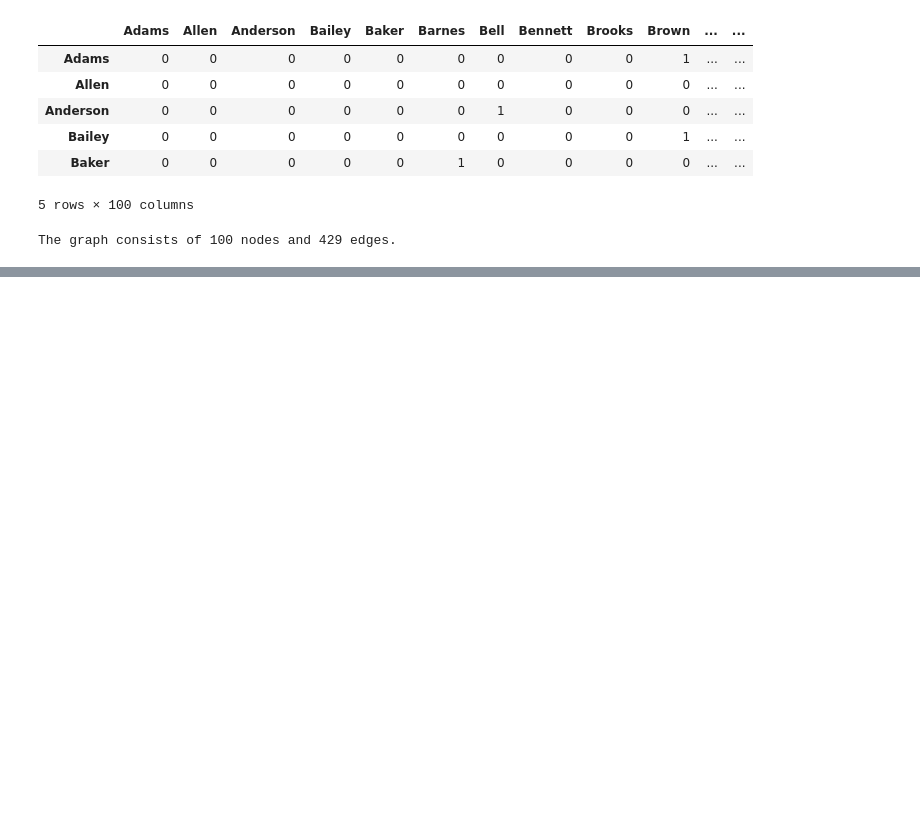
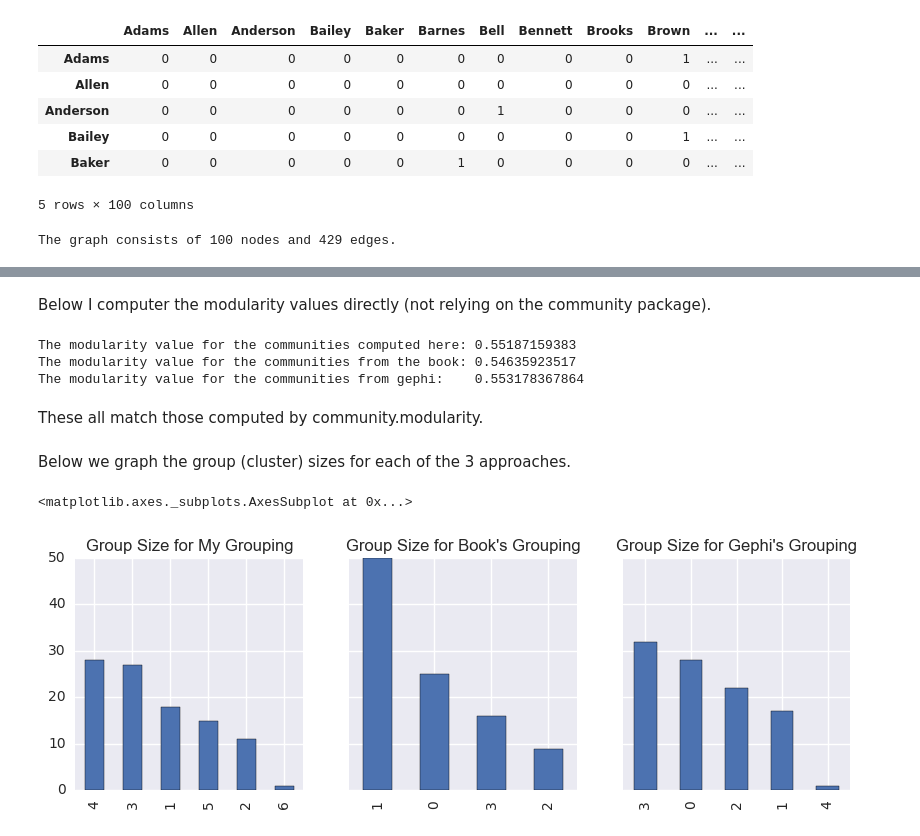
Before and after one commit to slstarnes/data-smart-sans-excel, a Jupyter notebook: Data Smart Sans Excel - Ch. 5.ipynb, the cells around one changed output, grey strips where cells are left out. Drawn from its saved outputs; the diff is of its cells as text; code cells hidden in the pictures; blank space fills up the shorter version.

```diff
--- a/Data Smart Sans Excel - Ch. 5.ipynb
+++ b/Data Smart Sans Excel - Ch. 5.ipynb
@@ -131,0 +273,5 @@ nx.draw(G,with_labels=True,node_color=node_color,font_weight='bold',
+# %%
+print('The modularity value for the communities computed here:',community.modularity(partition,G))
+books_cluster_df = pd.read_excel(WineNetwork, 'Communities', index_col=0,parse_cols='A:D')
+books_partition = books_cluster_df['Community'].to_dict()
+print('The modularity value for the communities from the book:',community.modularity(books_partition,G))
@@ -131,0 +283,4 @@ nx.draw(G,with_labels=True,node_color=node_color,font_weight='bold',
+# %%
+gephi_output_df = pd.read_csv('gephi_out.csv',index_col=0)
+gephi_partition = gephi_output_df['modularity_class'].to_dict()
+print('The modularity value for the communities from gephi:',community.modularity(gephi_partition,G))
@@ -131,0 +291,2 @@ nx.draw(G,with_labels=True,node_color=node_color,font_weight='bold',
+# %% [markdown]
+Below I computer the modularity values directly (not relying on the community package).
@@ -131,0 +296,39 @@ nx.draw(G,with_labels=True,node_color=node_color,font_weight='bold',
+# %%
+scoring_matrix = np.zeros((100,100))
+for i in range(100):
+    scoring_matrix[i,:] = np.where(partition_df['Group'].sort_index().values
+                                   ==partition_df['Group'].sort_index().iloc[i],1,0)
+modularity = np.multiply(scores.values,scoring_matrix).sum(axis=1).sum() / cos_sim_matrix_df.values.sum()
+
+for i in range(100):
+    scoring_matrix[i,:] = np.where(books_cluster_df['Community'].sort_index().values
+                                   ==books_cluster_df['Community'].sort_index().iloc[i],1,0)
+modularity_book = np.multiply(scores.values,scoring_matrix).sum(axis=1).sum() / cos_sim_matrix_df.values.sum()
+
+for i in range(100):
+    scoring_matrix[i,:] = np.where(gephi_output_df['modularity_class'].sort_index().values
+                                   ==gephi_output_df['modularity_class'].sort_index().iloc[i],1,0)
+modularity_gephi = np.multiply(scores.values,scoring_matrix).sum(axis=1).sum() / cos_sim_matrix_df.values.sum()
+print('The modularity value for the communities computed here:',modularity)
+print('The modularity value for the communities from the book:',modularity_book)
+print('The modularity value for the communities from gephi:   ',modularity_gephi)
+# %% [output]
+The modularity value for the communities computed here: 0.55187159383
+The modularity value for the communities from the book: 0.54635923517
+The modularity value for the communities from gephi:    0.553178367864
+# %% [markdown]
+These all match those computed by community.modularity.
+# %% [markdown]
+Below we graph the group (cluster) sizes for each of the 3 approaches.
+# %%
+figure, (ax1,ax2,ax3) = plt.subplots(1,3,sharey=True)
+figure.set_size_inches(10,3)
+(partition_df['Group'].groupby(partition_df['Group'].values).count()
+ .sort_values(ascending=False).plot(ax=ax1,kind='bar',title="Group Size for My Grouping"))
+(books_cluster_df['Community'].groupby(books_cluster_df['Community'].values)
+ .count().sort_values(ascending=False).plot(ax=ax2,kind='bar',title="Group Size for Book's Grouping"))
+(gephi_output_df['modularity_class'].groupby(gephi_output_df['modularity_class'].values).count()
+ .sort_values(ascending=False).plot(ax=ax3,kind='bar',title="Group Size for Gephi's Grouping"))
+# %% [output]
+<matplotlib.axes._subplots.AxesSubplot at 0x...>
+[figure, added]
```
Also changed, not shown: parts of 31 cells of this notebook.
